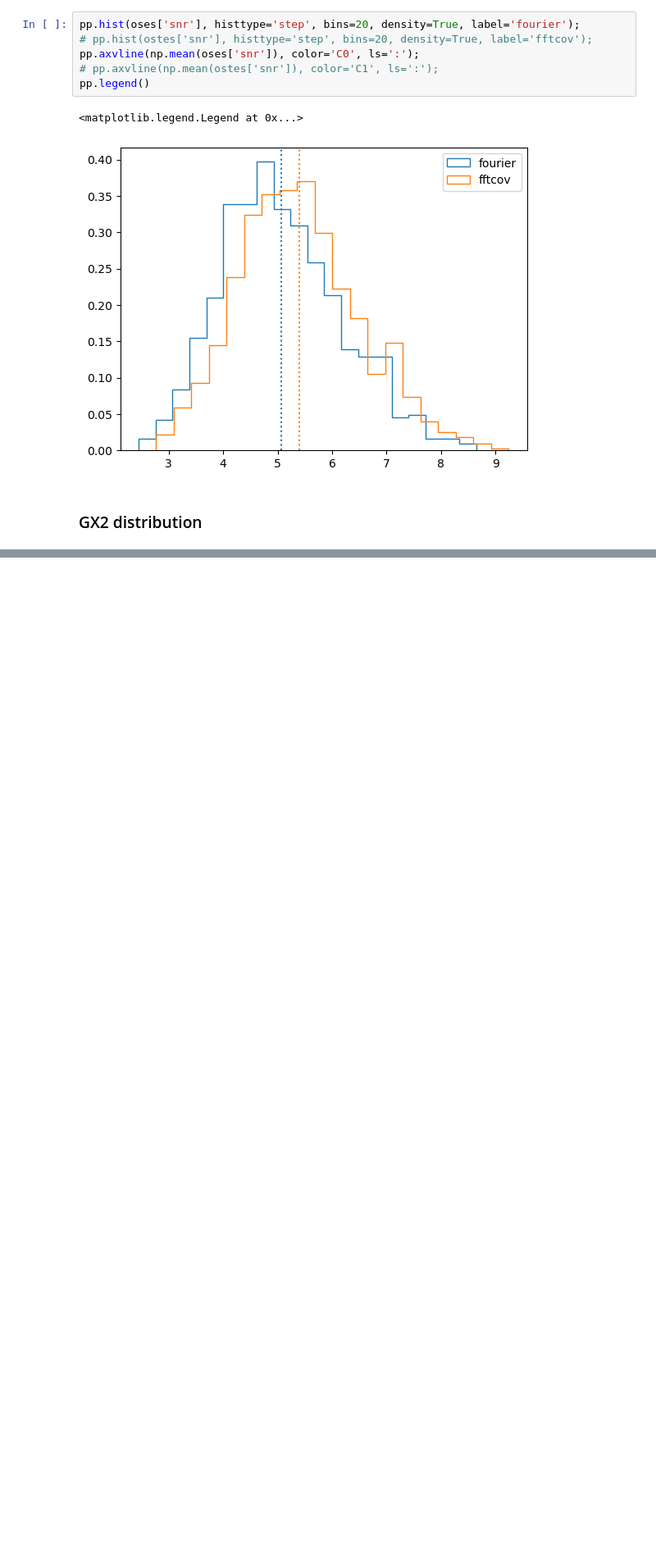
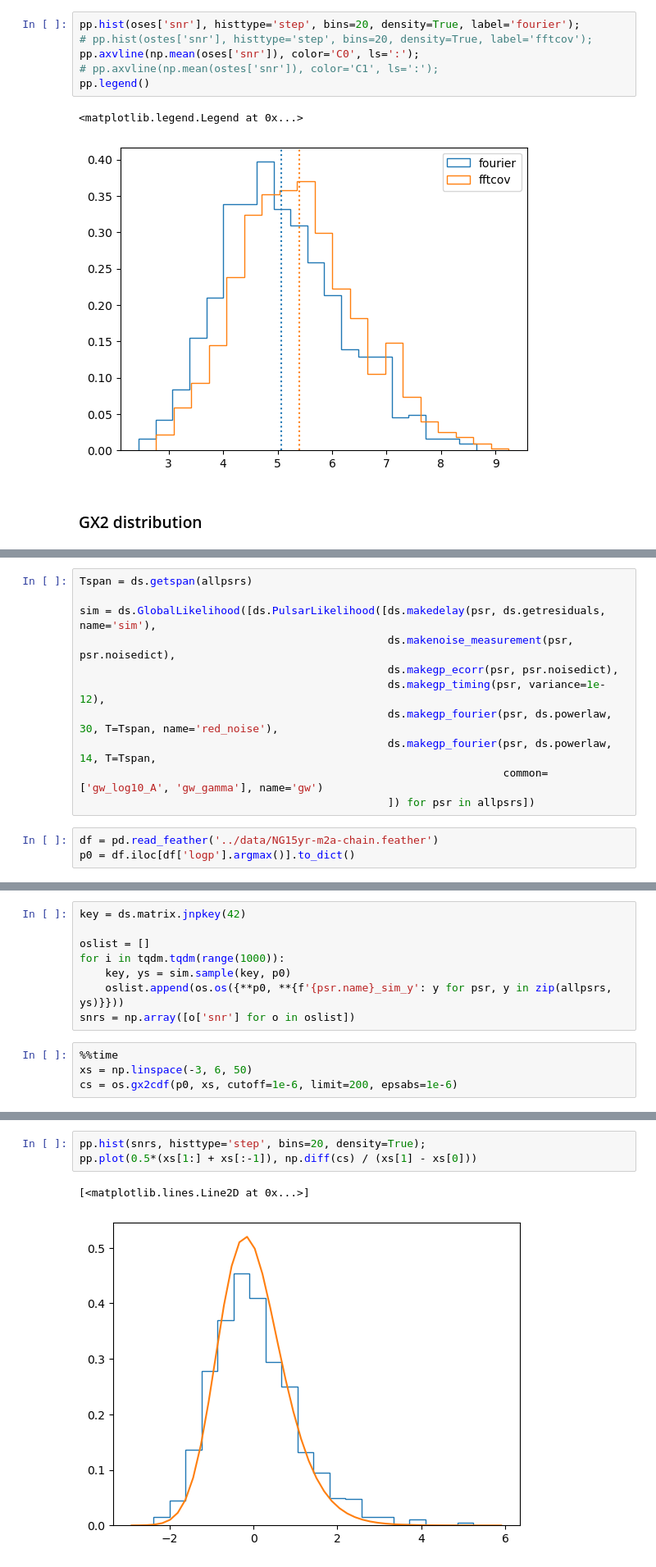
Before and after one commit to nanograv/discovery, a Jupyter notebook: examples/os_example.ipynb, the cells around one changed output, grey strips where cells are left out. Shown at 82% size. Saved outputs shown, nothing was run; the diff lists cells and outputs as text; blank space fills up the shorter version.

```diff
--- a/examples/os_example.ipynb
+++ b/examples/os_example.ipynb
@@ -342,0 +341,14 @@ pp.plot(xs, os.gx2cdf(p0, xs, cutoff=1e-6, limit=200, epsabs=1e-6))
+# %%
+Tspan = ds.getspan(allpsrs)
+
+sim = ds.GlobalLikelihood([ds.PulsarLikelihood([ds.makedelay(psr, ds.getresiduals, name='sim'),
+                                                ds.makenoise_measurement(psr, psr.noisedict),
+                                                ds.makegp_ecorr(psr, psr.noisedict),
+                                                ds.makegp_timing(psr, variance=1e-12),
+                                                ds.makegp_fourier(psr, ds.powerlaw, 30, T=Tspan, name='red_noise'),
+                                                ds.makegp_fourier(psr, ds.powerlaw, 14, T=Tspan,
+                                                                  common=['gw_log10_A', 'gw_gamma'], name='gw')
+                                                ]) for psr in allpsrs])
+# %%
+df = pd.read_feather('../data/NG15yr-m2a-chain.feather')
+p0 = df.iloc[df['logp'].argmax()].to_dict()
@@ -342,0 +366,12 @@ pp.plot(xs, os.gx2cdf(p0, xs, cutoff=1e-6, limit=200, epsabs=1e-6))
+# %%
+key = ds.matrix.jnpkey(42)
+
+oslist = []
+for i in tqdm.tqdm(range(1000)):
+    key, ys = sim.sample(key, p0)
+    oslist.append(os.os({**p0, **{f'{psr.name}_sim_y': y for psr, y in zip(allpsrs, ys)}}))
+snrs = np.array([o['snr'] for o in oslist])
+# %%
+%%time
+xs = np.linspace(-3, 6, 50)
+cs = os.gx2cdf(p0, xs, cutoff=1e-6, limit=200, epsabs=1e-6)
@@ -342,0 +389,6 @@ pp.plot(xs, os.gx2cdf(p0, xs, cutoff=1e-6, limit=200, epsabs=1e-6))
+# %%
+pp.hist(snrs, histtype='step', bins=20, density=True);
+pp.plot(0.5*(xs[1:] + xs[:-1]), np.diff(cs) / (xs[1] - xs[0]))
+# %% [output]
+[<matplotlib.lines.Line2D at 0x...>]
+[figure, added]
```
Also changed, not shown: parts of 51 cells of this notebook, 5 other files.
